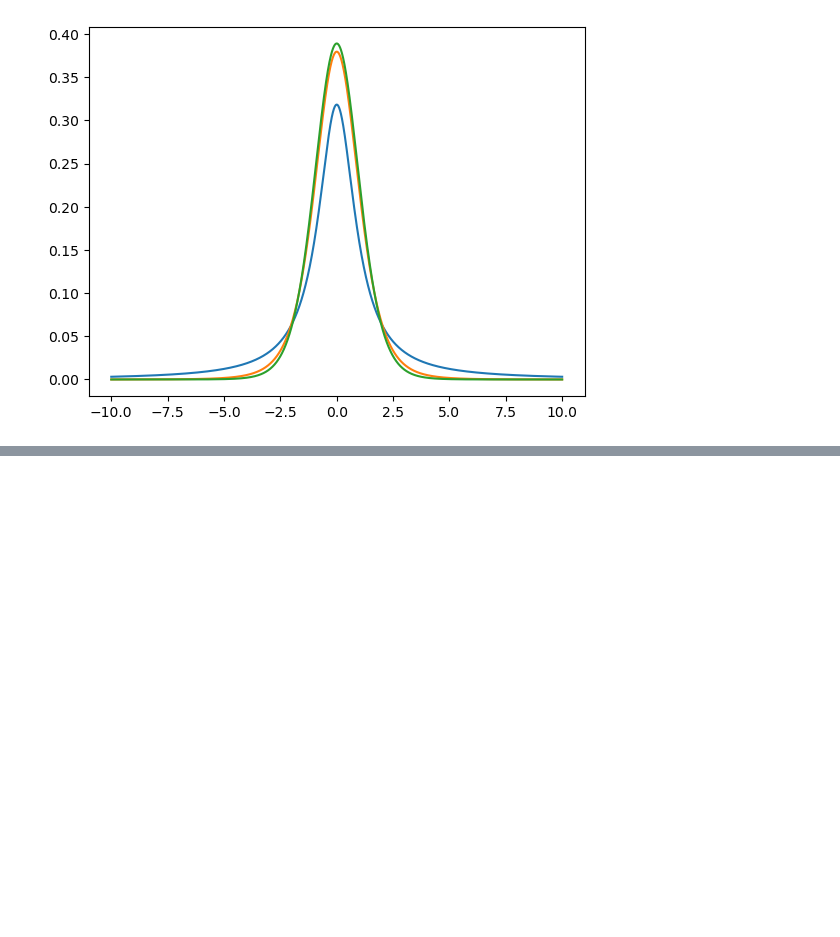
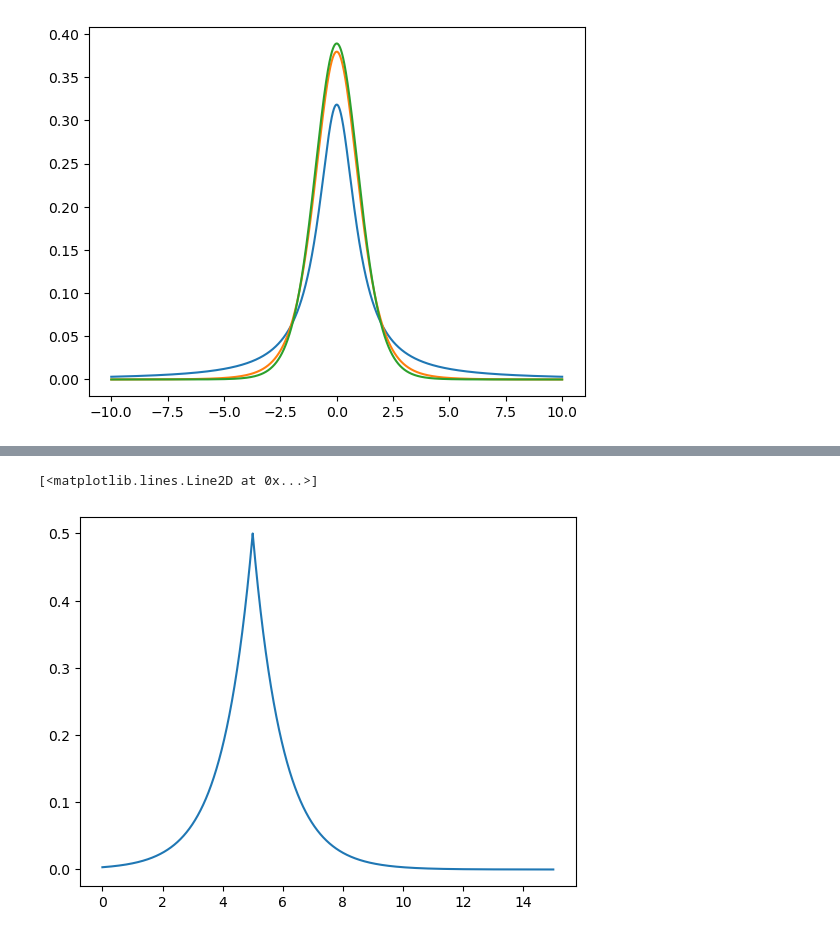
Before and after one commit to CozeirTag/probabilitys, a Jupyter notebook: Untitled.ipynb, the cells around one changed output, grey strips where cells are left out. Drawn from its saved outputs; the diff is of its cells as text; code cells hidden in the pictures; blank space fills up the shorter version.

```diff
--- a/Untitled.ipynb
+++ b/Untitled.ipynb
@@ -400,0 +419,9 @@ plt.plot(x, t.pdf(x, 10))
+# %%
+from scipy.stats import laplace
+import numpy as np
+import matplotlib.pyplot as plt
+x = np.linspace(0, 15, 10000)
+plt.plot(x, laplace.pdf(x, 5))
+# %% [output]
+[<matplotlib.lines.Line2D at 0x...>]
+[figure, added]
```
Also changed, not shown: parts of 2 cells of this notebook.
